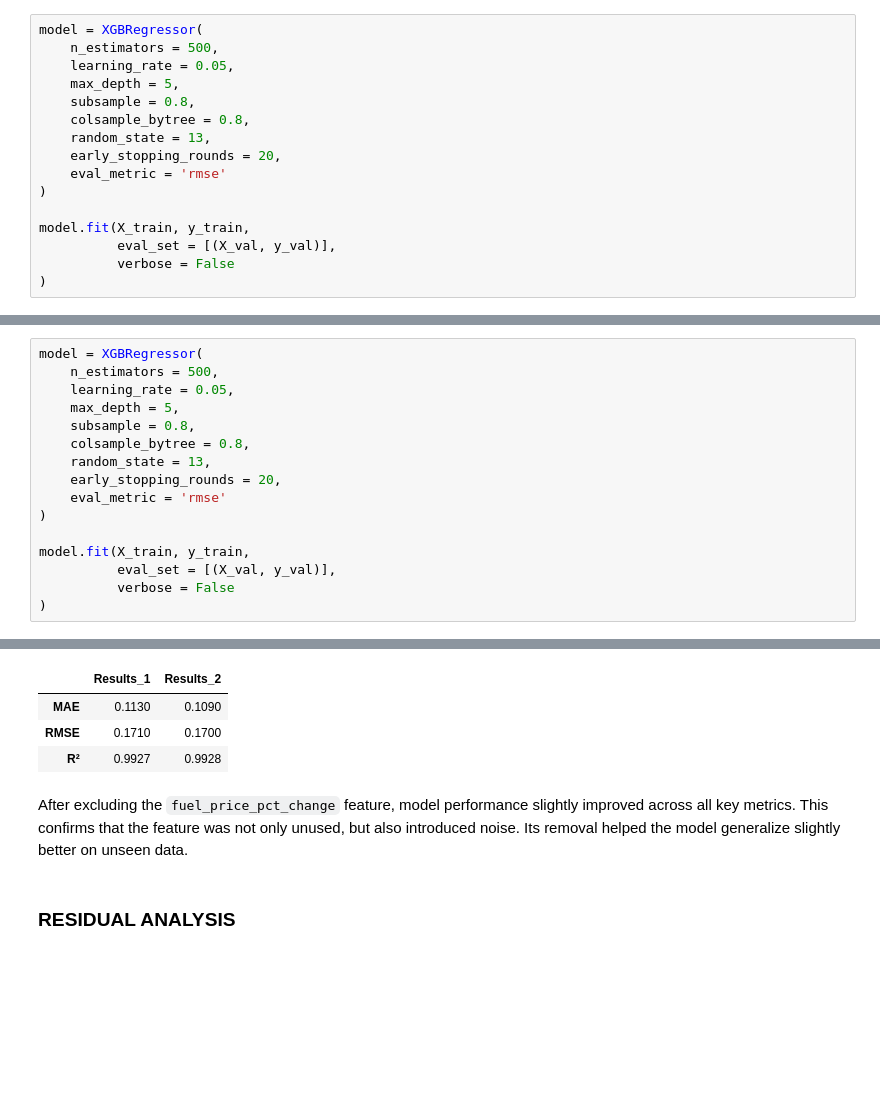
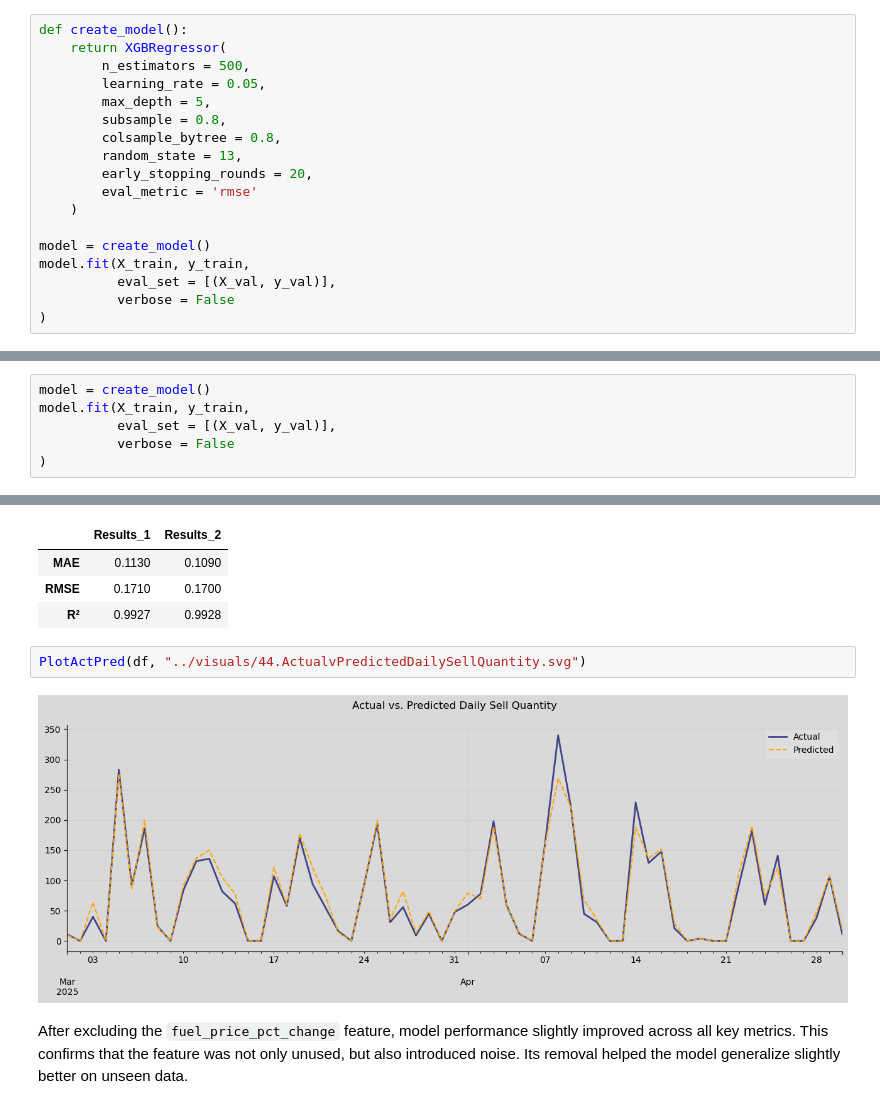
Before and after one commit to fabiogaldinho/Dynamic-Pricing, a Jupyter notebook: notebooks/03_Modeling.ipynb, the cells around one changed output, grey strips where cells are left out. Cells and saved outputs as stored; diff of their text form; blank space fills up the shorter version.

Commit message:
Modeling
* Modeling and Hyperparameter tuning

* Finished modeling

```diff
--- a/notebooks/03_Modeling.ipynb
+++ b/notebooks/03_Modeling.ipynb
@@ -73,17 +81,19 @@ y_test = df_test['sell_quantity_log'].copy()
 # %% [markdown]
 ## **MODEL DEVELOPMENT**
 # %%
-model = XGBRegressor(
-    n_estimators = 500,
-    learning_rate = 0.05,
-    max_depth = 5,
-    subsample = 0.8,
-    colsample_bytree = 0.8,
-    random_state = 13,
-    early_stopping_rounds = 20,
-    eval_metric = 'rmse'
-)
+def create_model():
+    return XGBRegressor(
+        n_estimators = 500,
+        learning_rate = 0.05,
+        max_depth = 5,
+        subsample = 0.8,
+        colsample_bytree = 0.8,
+        random_state = 13,
+        early_stopping_rounds = 20,
+        eval_metric = 'rmse'
+    )
 
+model = create_model()
 model.fit(X_train, y_train,
           eval_set = [(X_val, y_val)],
           verbose = False
@@ -185,17 +199,7 @@ X_train = X_train.drop('fuel_price_pct_change', axis = 1).copy()
 X_val = X_val.drop('fuel_price_pct_change', axis = 1).copy()
 X_test = X_test.drop('fuel_price_pct_change', axis = 1).copy()
 # %%
-model = XGBRegressor(
-    n_estimators = 500,
-    learning_rate = 0.05,
-    max_depth = 5,
-    subsample = 0.8,
-    colsample_bytree = 0.8,
-    random_state = 13,
-    early_stopping_rounds = 20,
-    eval_metric = 'rmse'
-)
-
+model = create_model()
 model.fit(X_train, y_train,
           eval_set = [(X_val, y_val)],
           verbose = False
@@ -230,7 +234,9 @@ metrics_df
 | MAE | 0.1130 | 0.1090 |
 | RMSE | 0.1710 | 0.1700 |
 | R² | 0.9927 | 0.9928 |
+# %%
+PlotActPred(df, "../visuals/44.ActualvPredictedDailySellQuantity.svg")
+# %% [output]
+[figure, added]
 # %% [markdown]
 After excluding the `fuel_price_pct_change` feature, model performance slightly improved across all key metrics. This confirms that the feature was not only unused, but also introduced noise. Its removal helped the model generalize slightly better on unseen data.
-# %% [markdown]
-### **RESIDUAL ANALYSIS**
```
Also changed, not shown: parts of 61 cells of this notebook, 8 other files.
